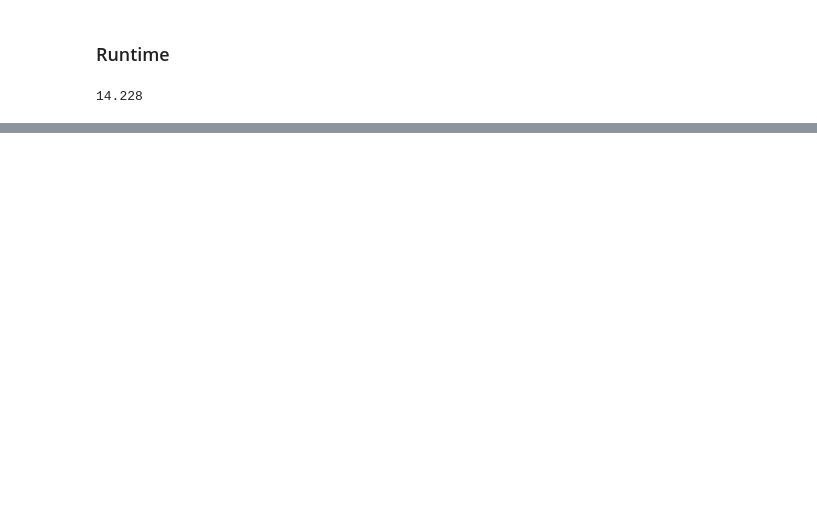
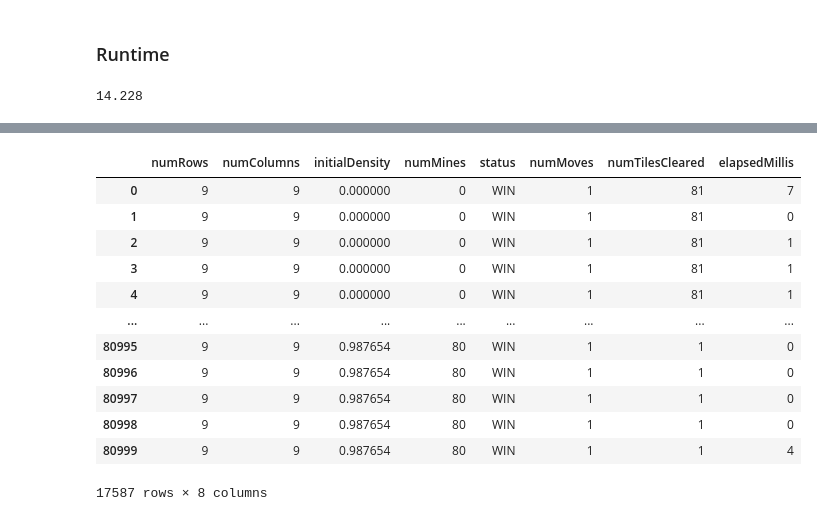
Before and after one commit to dsoman24/minesweeper, a Jupyter notebook: analysis/analysis.ipynb, the cells around one changed output, grey strips where cells are left out. Saved outputs shown, nothing was run; the diff lists cells and outputs as text; code cells hidden in the pictures; blank space fills up the shorter version.

```diff
--- a/analysis/analysis.ipynb
+++ b/analysis/analysis.ipynb
@@ -71,0 +105,17 @@ plt.show()
+# %%
+winners = df[df["status"] == "WIN"]
+winners
+# %% [output]
+|  | numRows | numColumns | initialDensity | numMines | status | numMoves | numTilesCleared | elapsedMillis |
+| 0 | 9 | 9 | 0.000000 | 0 | WIN | 1 | 81 | 7 |
+| 1 | 9 | 9 | 0.000000 | 0 | WIN | 1 | 81 | 0 |
+| 2 | 9 | 9 | 0.000000 | 0 | WIN | 1 | 81 | 1 |
+| 3 | 9 | 9 | 0.000000 | 0 | WIN | 1 | 81 | 1 |
+| 4 | 9 | 9 | 0.000000 | 0 | WIN | 1 | 81 | 1 |
+| ... | ... | ... | ... | ... | ... | ... | ... | ... |
+| 80995 | 9 | 9 | 0.987654 | 80 | WIN | 1 | 1 | 0 |
+| 80996 | 9 | 9 | 0.987654 | 80 | WIN | 1 | 1 | 0 |
+| 80997 | 9 | 9 | 0.987654 | 80 | WIN | 1 | 1 | 0 |
+| 80998 | 9 | 9 | 0.987654 | 80 | WIN | 1 | 1 | 0 |
+| 80999 | 9 | 9 | 0.987654 | 80 | WIN | 1 | 1 | 4 |
+17587 rows × 8 columns
```
Also changed, not shown: parts of 7 cells of this notebook, 2 other files.
